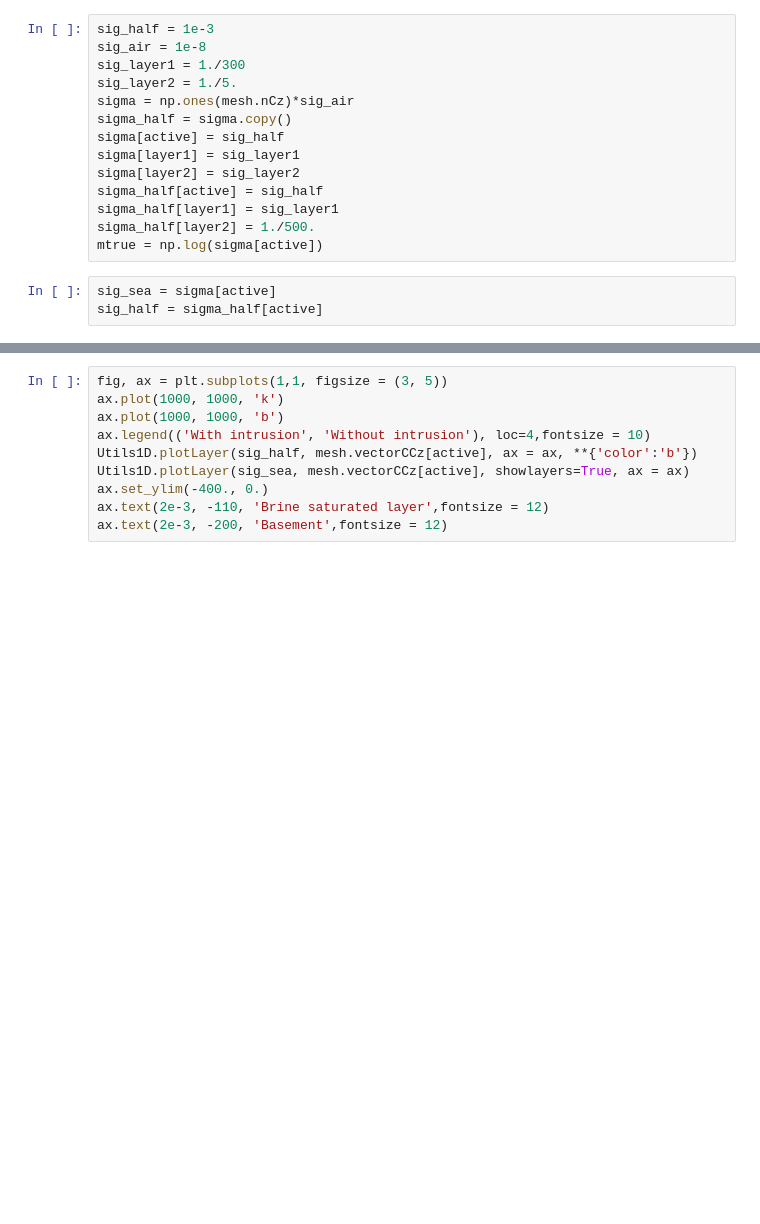
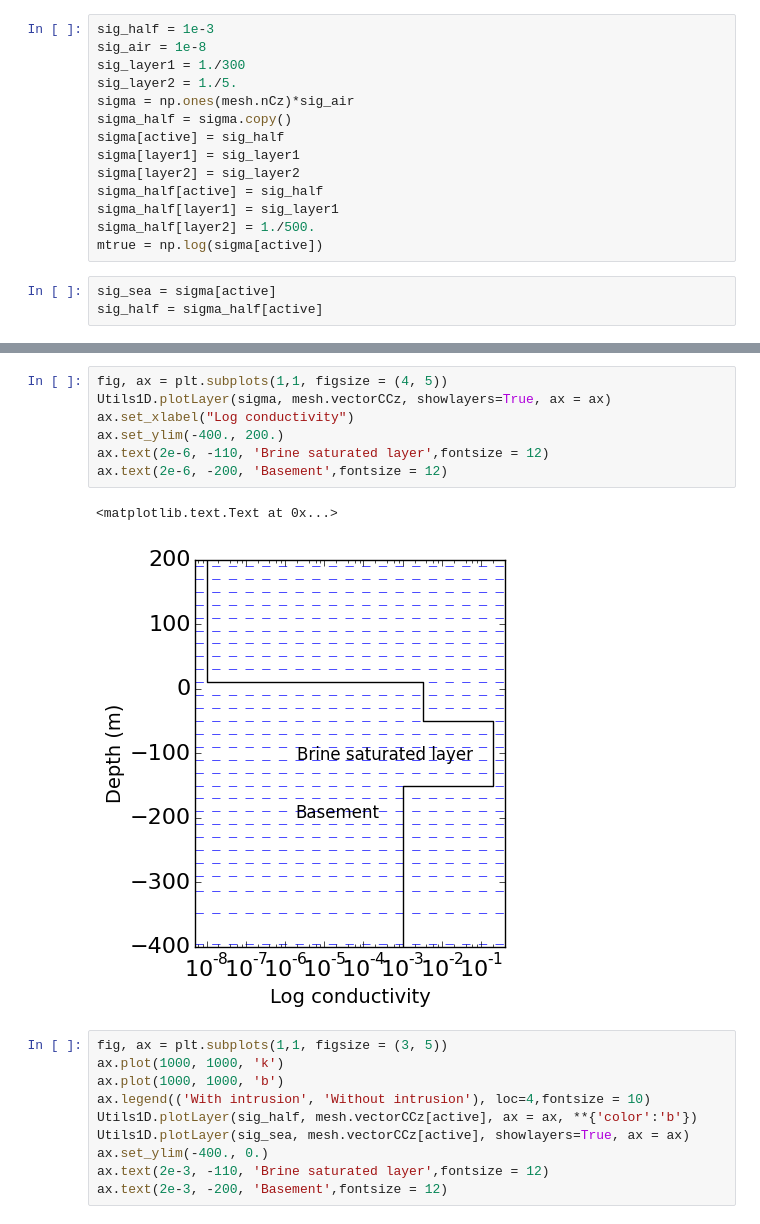
Before and after one commit to sgkang/AGU2014MovingDimensionsinEM, a Jupyter notebook: examples/HydroTD_Analysis.ipynb, the cells around one changed output, grey strips where cells are left out. Cells and saved outputs as stored; diff of their text form; blank space fills up the shorter version.

```diff
--- a/examples/HydroTD_Analysis.ipynb
+++ b/examples/HydroTD_Analysis.ipynb
@@ -44,3 +140,13 @@ sig_half = sigma_half[active]
+# %%
+fig, ax = plt.subplots(1,1, figsize = (4, 5))
+Utils1D.plotLayer(sigma, mesh.vectorCCz, showlayers=True, ax = ax)
+ax.set_xlabel("Log conductivity")
+ax.set_ylim(-400., 200.)
+ax.text(2e-6, -110, 'Brine saturated layer',fontsize = 12)
+ax.text(2e-6, -200, 'Basement',fontsize = 12)
+# %% [output]
+<matplotlib.text.Text at 0x...>
+[figure, added]
 # %%
 fig, ax = plt.subplots(1,1, figsize = (3, 5))
 ax.plot(1000, 1000, 'k')
```
Also changed, not shown: parts of 13 cells of this notebook, 15 other files.
